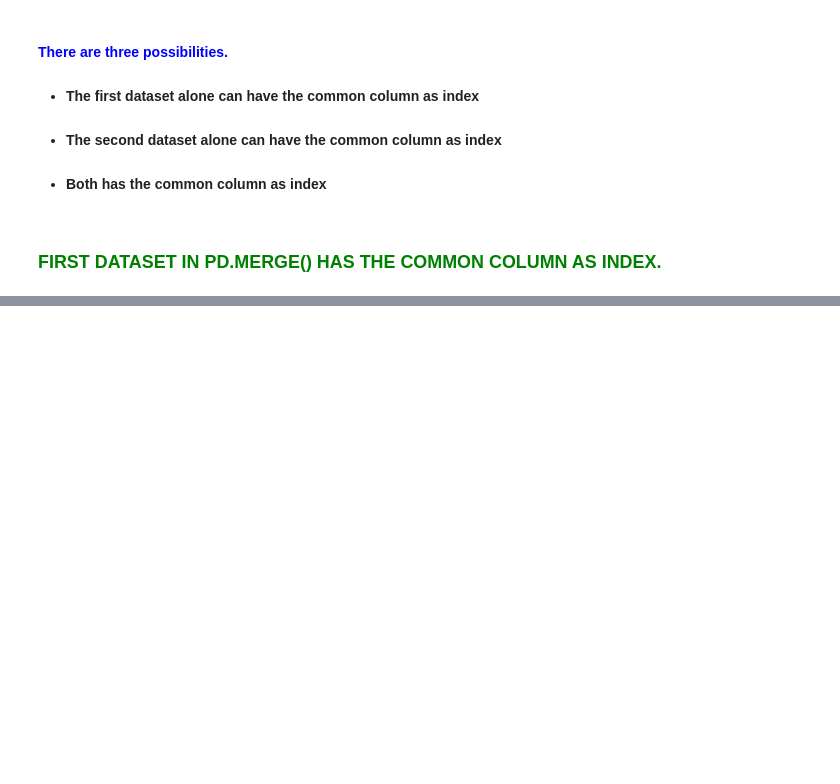
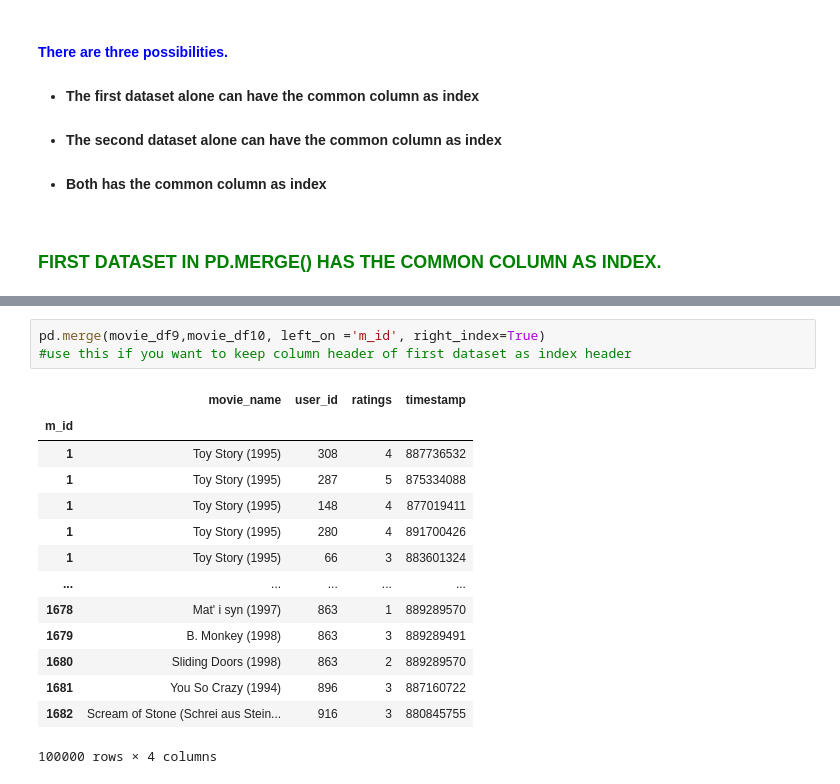
Before and after one commit to Sreekanthrshekar/personal_projects, a Jupyter notebook: data_cleaning_and_preprocessing/Data_preprocessing_methods.ipynb, the cells around one changed output, grey strips where cells are left out. Drawn from its saved outputs; the diff is of its cells as text; blank space fills up the shorter version.

```diff
--- a/data_cleaning_and_preprocessing/Data_preprocessing_methods.ipynb
+++ b/data_cleaning_and_preprocessing/Data_preprocessing_methods.ipynb
@@ -489,0 +623,18 @@ movie_rating2
+# %%
+pd.merge(movie_df9,movie_df10, left_on ='m_id', right_index=True)
+#use this if you want to keep column header of first dataset as index header
+# %% [output]
+|  | movie_name | user_id | ratings | timestamp |
+| m_id |  |  |  |  |
+| 1 | Toy Story (1995) | 308 | 4 | 887736532 |
+| 1 | Toy Story (1995) | 287 | 5 | 875334088 |
+| 1 | Toy Story (1995) | 148 | 4 | 877019411 |
+| 1 | Toy Story (1995) | 280 | 4 | 891700426 |
+| 1 | Toy Story (1995) | 66 | 3 | 883601324 |
+| ... | ... | ... | ... | ... |
+| 1678 | Mat' i syn (1997) | 863 | 1 | 889289570 |
+| 1679 | B. Monkey (1998) | 863 | 3 | 889289491 |
+| 1680 | Sliding Doors (1998) | 863 | 2 | 889289570 |
+| 1681 | You So Crazy (1994) | 896 | 3 | 887160722 |
+| 1682 | Scream of Stone (Schrei aus Stein... | 916 | 3 | 880845755 |
+100000 rows × 4 columns
```
Also changed, not shown: parts of 23 cells of this notebook.
